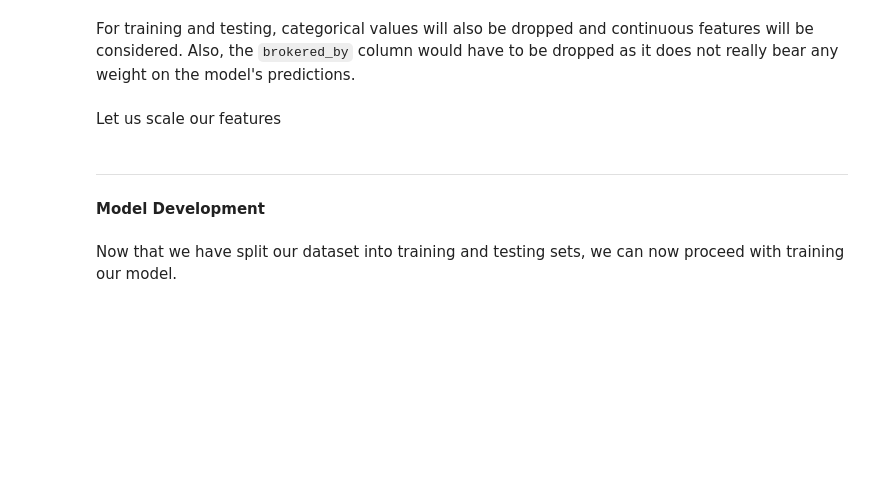
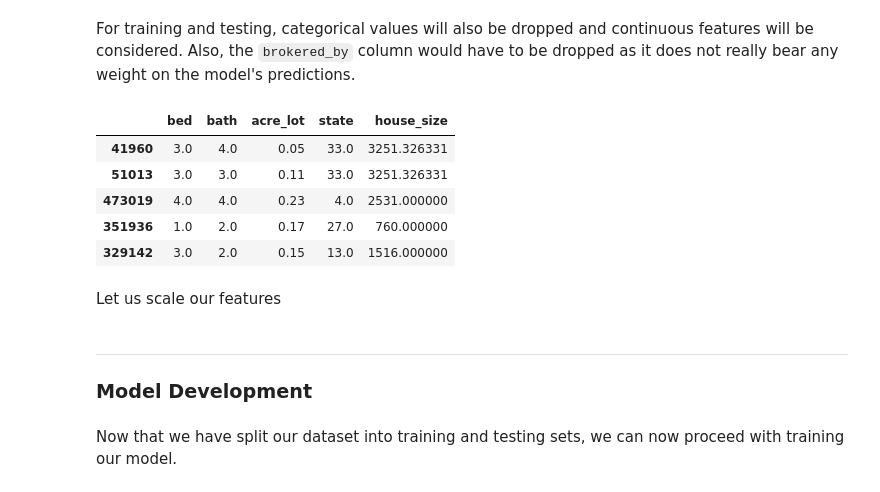
Before and after one commit to R3NZ3L/DATA103_FinalProject, a Jupyter notebook: FinalProject.ipynb, the cells around one changed output. Cells and saved outputs as stored; diff of their text form; code cells hidden in the pictures; blank space fills up the shorter version.

```diff
--- a/FinalProject.ipynb
+++ b/FinalProject.ipynb
@@ -403,6 +419,15 @@ X = df.drop(['brokered_by', 'status', 'price',
 y = df['price'] #target variable
 
 X_train, X_test, y_train, y_test = train_test_split(X, y, test_size=0.2, random_state=42)
+# %%
+X_train.head()
+# %% [output]
+|  | bed | bath | acre_lot | state | house_size |
+| 41960 | 3.0 | 4.0 | 0.05 | 33.0 | 3251.326331 |
+| 51013 | 3.0 | 3.0 | 0.11 | 33.0 | 3251.326331 |
+| 473019 | 4.0 | 4.0 | 0.23 | 4.0 | 2531.000000 |
+| 351936 | 1.0 | 2.0 | 0.17 | 27.0 | 760.000000 |
+| 329142 | 3.0 | 2.0 | 0.15 | 13.0 | 1516.000000 |
 # %% [markdown]
 Let us scale our features
 # %%
@@ -412,7 +437,7 @@ X_train_scaled = scaler.fit_transform(X_train)
 X_test_scaled = scaler.fit_transform(X_test)
 # %% [markdown]
 ---
-#### Model Development
+### Model Development
 # %% [markdown]
 Now that we have split our dataset into training and testing sets, we can now proceed with training our model.
 # %%
```
Also changed, not shown: parts of 26 cells of this notebook.
